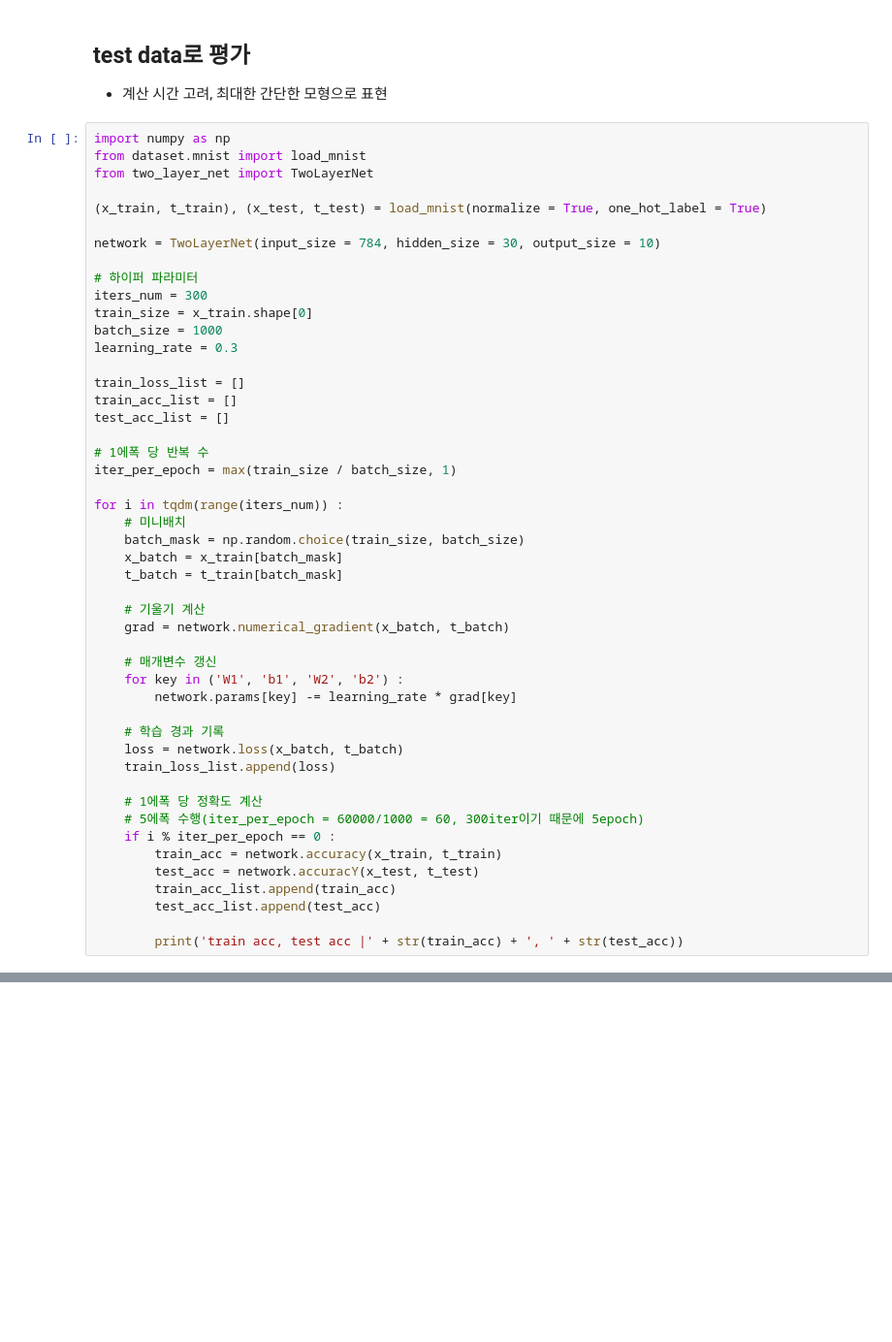
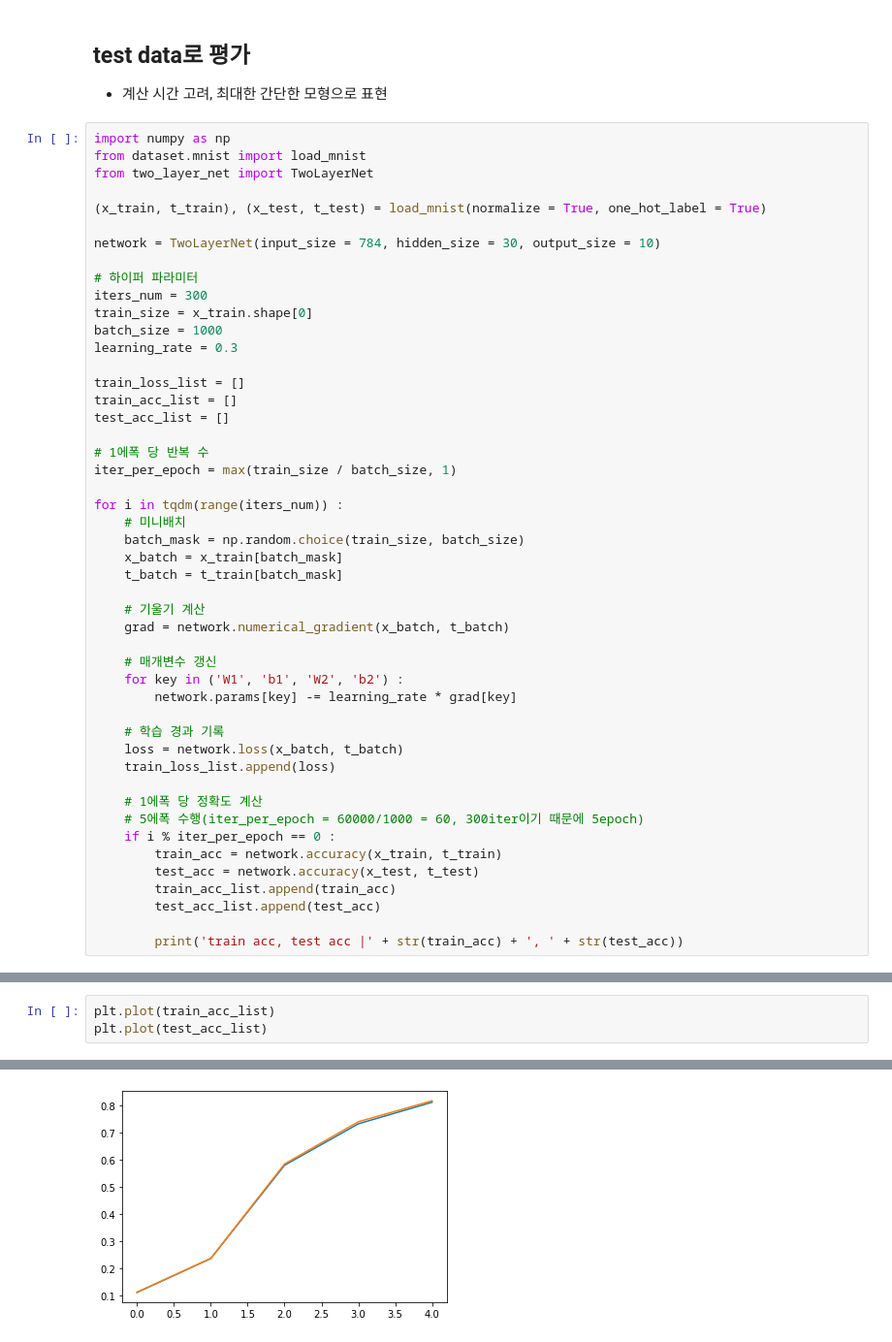
Before and after one commit to mg4432/deep-learning-basic1, a Jupyter notebook: ch04/ch4-neural-network-train.ipynb, the cells around one changed output, grey strips where cells are left out. Shown at 97% size. Cells and saved outputs as stored; diff of their text form; blank space fills up the shorter version.

Commit message:
neural-net-training

```diff
--- a/ch04/ch4-neural-network-train.ipynb
+++ b/ch04/ch4-neural-network-train.ipynb
@@ -565,7 +565,7 @@ for i in tqdm(range(iters_num)) :
     # 5에폭 수행(iter_per_epoch = 60000/1000 = 60, 300iter이기 때문에 5epoch)
     if i % iter_per_epoch == 0 :
         train_acc = network.accuracy(x_train, t_train)
-        test_acc = network.accuracY(x_test, t_test)
+        test_acc = network.accuracy(x_test, t_test)
         train_acc_list.append(train_acc)
         test_acc_list.append(test_acc)
 
@@ -572,0 +579,4 @@ for i in tqdm(range(iters_num)) :
+# %%
+plt.plot(train_acc_list)
+plt.plot(test_acc_list)
+# %% [output]
@@ -572,0 +584 @@ for i in tqdm(range(iters_num)) :
+[figure, added]
```
Also changed, not shown: parts of 3 cells of this notebook.
